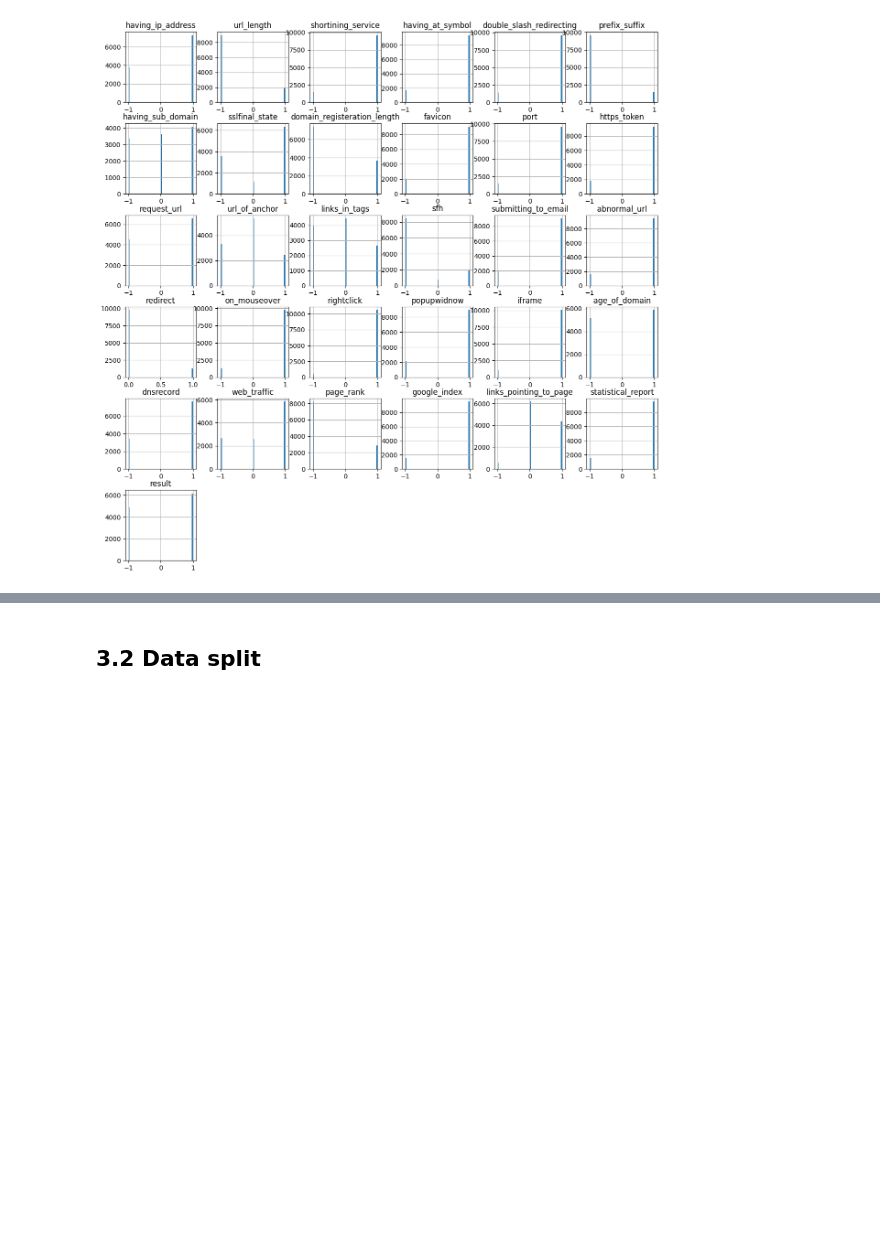
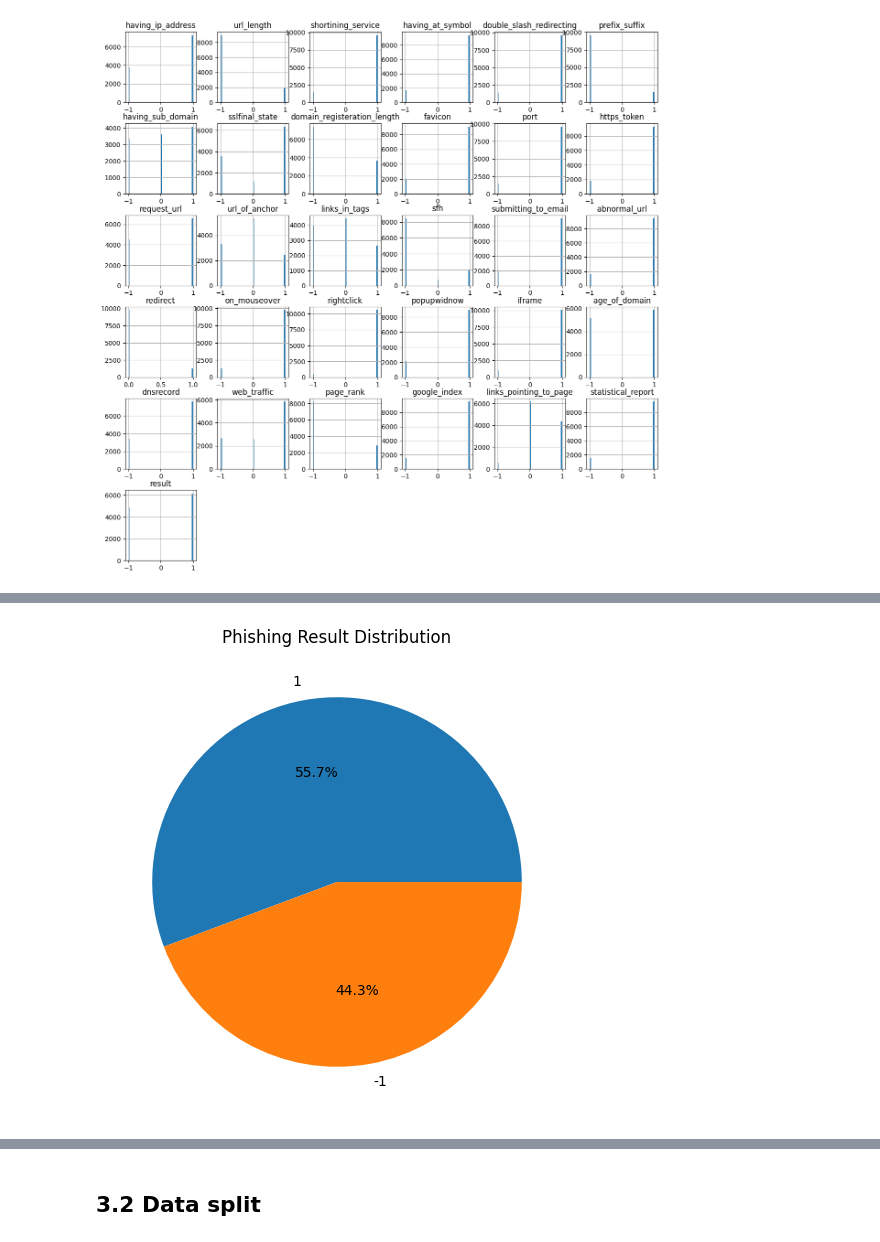
Before and after one commit to aashalabi/mlzoom_capstone2, a Jupyter notebook: notebooks/ml_project.ipynb, the cells around one changed output, grey strips where cells are left out. Drawn from its saved outputs; the diff is of its cells as text; code cells hidden in the pictures; blank space fills up the shorter version.

```diff
--- a/ml_project.ipynb
+++ b/notebooks/ml_project.ipynb
@@ -67,11 +71,8 @@ from sklearn.linear_model import LogisticRegression
 # %% [markdown]
 # 2. Load data
 # %%
-from scipy.io import arff
-import pandas as pd
-
 # Load ARFF file
-data, meta = arff.loadarff(r'Training Dataset.arff')
+data, meta = arff.loadarff(r'..\data\Training Dataset.arff')
 
 # Convert to Pandas DataFrame
 df = pd.DataFrame(data)
@@ -220,0 +210,8 @@ df.corr().T
+# %%
+#Phising websites results distribution
+Phising_results_counts = df['result'].value_counts(normalize=True)
+Phising_results_counts.plot.pie(autopct="%.1f%%", figsize=(6, 6), title="Phishing Result Distribution")
+plt.ylabel("")
+plt.show()
+# %% [output]
+[figure, added]
```
Also changed, not shown: parts of 20 cells of this notebook, 24 other files.
